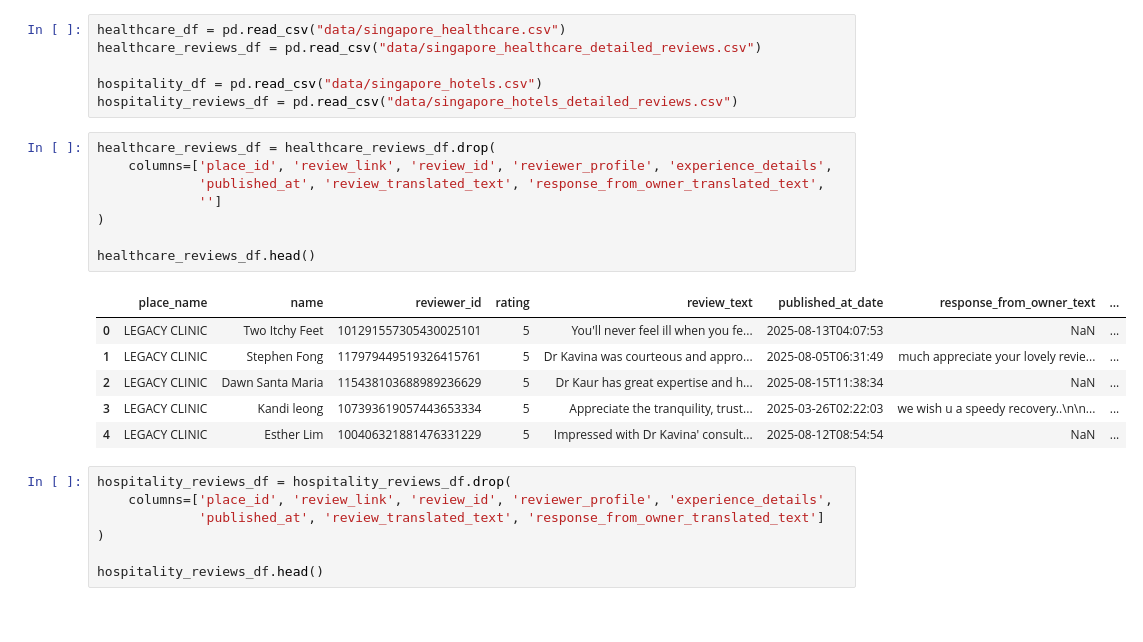
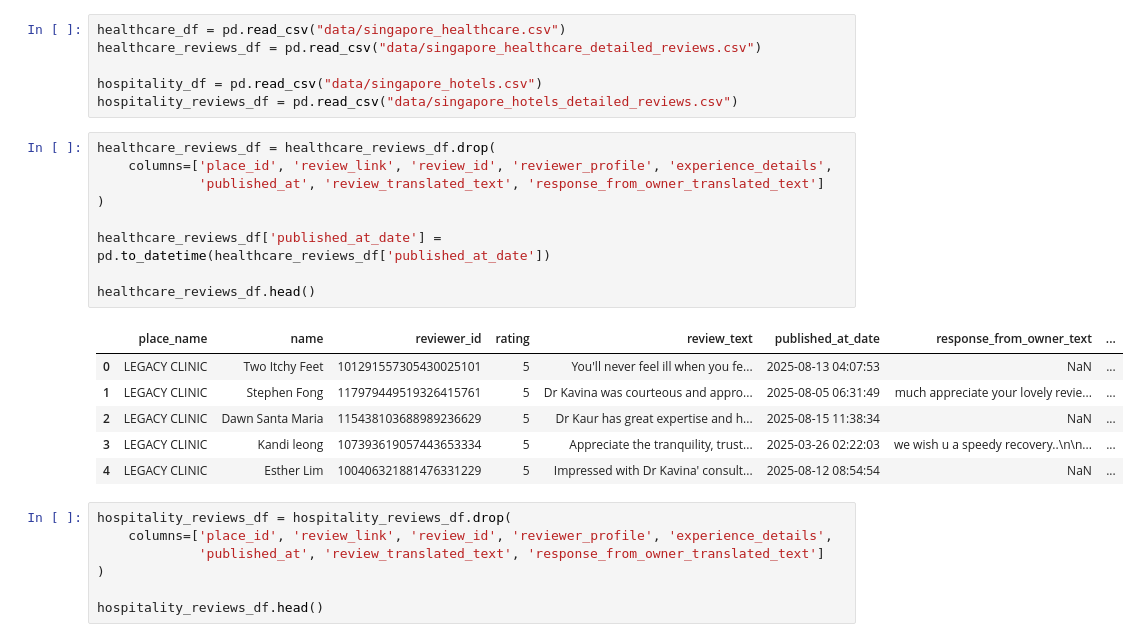
Before and after one commit to yuenning/3pandas, a Jupyter notebook: 02_data_preprocessing.ipynb, the cells around one changed output. Drawn from its saved outputs; the diff is of its cells as text.

Commit message:
format crawled published_at_date to datetime

```diff
--- a/02_data_preprocessing.ipynb
+++ b/02_data_preprocessing.ipynb
@@ -195,18 +210,19 @@ hospitality_reviews_df = pd.read_csv("data/singapore_hotels_detailed_reviews.csv
 # %%
 healthcare_reviews_df = healthcare_reviews_df.drop(
     columns=['place_id', 'review_link', 'review_id', 'reviewer_profile', 'experience_details',
-             'published_at', 'review_translated_text', 'response_from_owner_translated_text',
-             '']
+             'published_at', 'review_translated_text', 'response_from_owner_translated_text']
 )
 
+healthcare_reviews_df['published_at_date'] = pd.to_datetime(healthcare_reviews_df['published_at_date'])
+
 healthcare_reviews_df.head()
 # %% [output]
 |  | place_name | name | reviewer_id | rating | review_text | published_at_date | response_from_owner_text | ... |
-| 0 | LEGACY CLINIC | Two Itchy Feet | 101291557305430025101 | 5 | You'll never feel ill when you fe... | 2025-08-13T04:07:53 | NaN | ... |
-| 1 | LEGACY CLINIC | Stephen Fong | 117979449519326415761 | 5 | Dr Kavina was courteous and appro... | 2025-08-05T06:31:49 | much appreciate your lovely revie... | ... |
-| 2 | LEGACY CLINIC | Dawn Santa Maria | 115438103688989236629 | 5 | Dr Kaur has great expertise and h... | 2025-08-15T11:38:34 | NaN | ... |
-| 3 | LEGACY CLINIC | Kandi leong | 107393619057443653334 | 5 | Appreciate the tranquility, trust... | 2025-03-26T02:22:03 | we wish u a speedy recovery..\n\n... | ... |
-| 4 | LEGACY CLINIC | Esther Lim | 100406321881476331229 | 5 | Impressed with Dr Kavina' consult... | 2025-08-12T08:54:54 | NaN | ... |
+| 0 | LEGACY CLINIC | Two Itchy Feet | 101291557305430025101 | 5 | You'll never feel ill when you fe... | 2025-08-13 04:07:53 | NaN | ... |
+| 1 | LEGACY CLINIC | Stephen Fong | 117979449519326415761 | 5 | Dr Kavina was courteous and appro... | 2025-08-05 06:31:49 | much appreciate your lovely revie... | ... |
+| 2 | LEGACY CLINIC | Dawn Santa Maria | 115438103688989236629 | 5 | Dr Kaur has great expertise and h... | 2025-08-15 11:38:34 | NaN | ... |
+| 3 | LEGACY CLINIC | Kandi leong | 107393619057443653334 | 5 | Appreciate the tranquility, trust... | 2025-03-26 02:22:03 | we wish u a speedy recovery..\n\n... | ... |
+| 4 | LEGACY CLINIC | Esther Lim | 100406321881476331229 | 5 | Impressed with Dr Kavina' consult... | 2025-08-12 08:54:54 | NaN | ... |
 # %%
 hospitality_reviews_df = hospitality_reviews_df.drop(
     columns=['place_id', 'review_link', 'review_id', 'reviewer_profile', 'experience_details',
```
Also changed, not shown: parts of 3 cells of this notebook.
